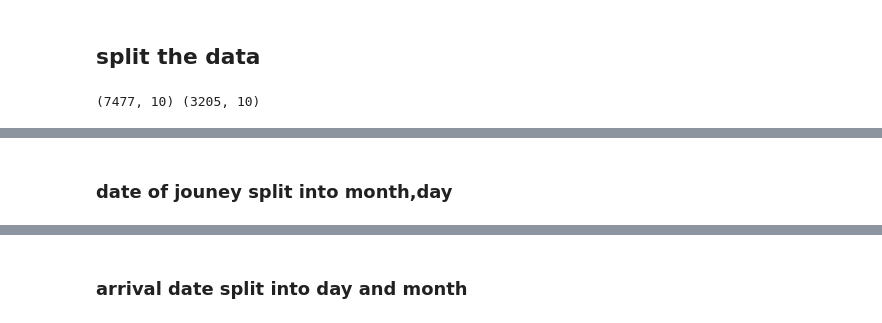
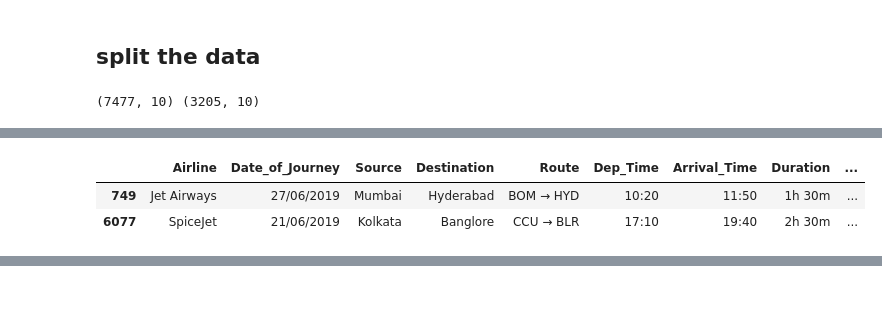
Before and after one commit to anvitendulkar10/Projects, a Jupyter notebook: Airline Price Prediction/Untitled0.ipynb, the cells around one changed output, grey strips where cells are left out. Saved outputs shown, nothing was run; the diff lists cells and outputs as text; code cells hidden in the pictures; blank space fills up the shorter version.

```diff
--- a/Airline Price Prediction/Untitled0.ipynb
+++ b/Airline Price Prediction/Untitled0.ipynb
@@ -118,23 +110,0 @@ print(X_train.shape, X_test.shape)
-# %%
-def duration_split(row):
-
-  # pattern = r'(?:(\d{1,2})h)?\s?(?:(\d{1,2})m)?'
-  pattern = r'(?:(\d+)h)?\s?(?:(\d+)m)?'
-  matchobj = re.match(pattern, row)
-  hr = int(matchobj.group(1)) if matchobj.group(1) is not None else 0
-  min = int(matchobj.group(2)) if matchobj.group(2) is not None else 0
-  return pd.Series({'duration_hr': hr, 'duration_min': min})
-
-X_train[['duration_hr','duration_min']] = X_train['Duration'].apply(duration_split)
-# %%
-
-from datetime import datetime, timedelta
-
-def arrival(df):
-  # print(type(df['Date_of_Journey']) , type(df['Dep_Time']))
-  journey_dt = df['Date_of_Journey']+' '+ df['Dep_Time']
-
-  dt_time = datetime.strptime(journey_dt, "%d/%m/%Y %H:%M")
-  arrival_date = dt_time + timedelta(hours=df['duration_hr'], minutes=df['duration_min'])
-  return arrival_date
-X_train['arrival_date'] = X_train[['Date_of_Journey','Dep_Time','duration_hr','duration_min']].apply(arrival, axis=1)
@@ -159,14 +111,8 @@ Streaming output truncated to the last 5000 lines.
-# %% [markdown]
-### date of jouney split into month,day
-# %%
-def Date_of_Journey_split(df):
-  jorney=  pd.to_datetime(df['Date_of_Journey'])
-  month= jorney.month
-  day = jorney.day
-  return pd.Series({'journey_month': month, 'journey_day': day})
-
-  # X_train['journey_year'] = X_train['Date_of_Journey'].dt.year
-  # X_train['journey_month']= X_train['Date_of_Journey'].dt.month
-  # X_train['journey_day'] = X_train['Date_of_Journey'].dt.day
-
-X_train[['journey_month', 'journey_day']] = X[['Date_of_Journey']].apply(Date_of_Journey_split, axis=1)
+# %%
+X_train_df = X_train.copy()
+# %%
+X_train_df.head(2)
+# %% [output]
+|  | Airline | Date_of_Journey | Source | Destination | Route | Dep_Time | Arrival_Time | Duration | ... |
+| 749 | Jet Airways | 27/06/2019 | Mumbai | Hyderabad | BOM → HYD | 10:20 | 11:50 | 1h 30m | ... |
+| 6077 | SpiceJet | 21/06/2019 | Kolkata | Banglore | CCU → BLR | 17:10 | 19:40 | 2h 30m | ... |
@@ -177,5 +129,3 @@ X_train.head(3)
 | 749 | Jet Airways | 27/06/2019 | Mumbai | Hyderabad | BOM → HYD | 10:20 | 11:50 | 1h 30m | ... |
 | 6077 | SpiceJet | 21/06/2019 | Kolkata | Banglore | CCU → BLR | 17:10 | 19:40 | 2h 30m | ... |
 | 2373 | Multiple carriers | 27/05/2019 | Delhi | Cochin | DEL → BOM → COK | 15:00 | 01:30 28 May | 10h 30m | ... |
-# %% [markdown]
-### arrival date split into day and month
```
Also changed, not shown: parts of 55 cells of this notebook.
